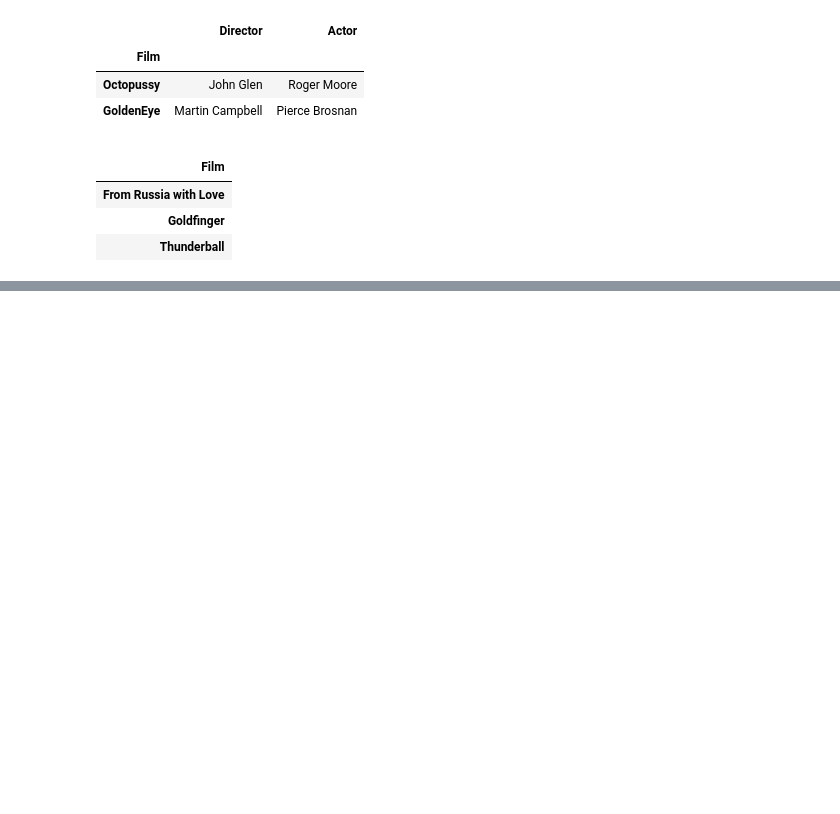
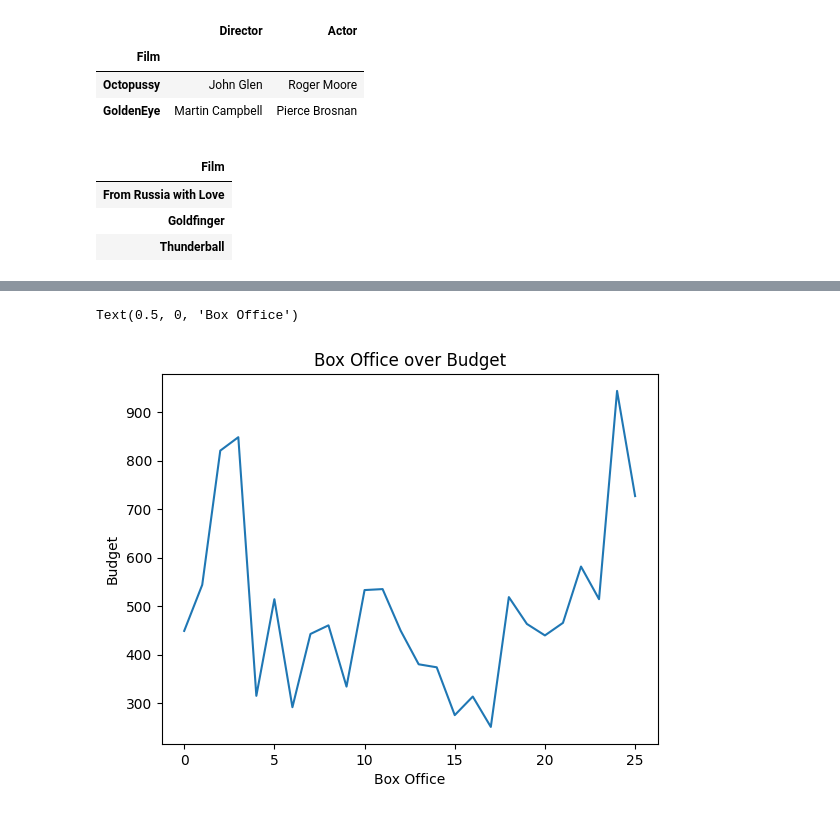
Before and after one commit to Aditya-96108/Data_Science, a Jupyter notebook: tuti_python_data_extraction.ipynb, the cells around one changed output, grey strips where cells are left out. Cells and saved outputs as stored; diff of their text form; code cells hidden in the pictures; blank space fills up the shorter version.

```diff
--- a/tuti_python_data_extraction.ipynb
+++ b/tuti_python_data_extraction.ipynb
@@ -188,0 +277,7 @@ data_frame_02.iloc[1:4,6:8]
+# %%
+data_frame_01["Box Office"].plot(kind='line', title="Box Office over Budget")
+plt.ylabel("Budget")
+plt.xlabel("Box Office")
+# %% [output]
+Text(0.5, 0, 'Box Office')
+[figure, added]
```
Also changed, not shown: parts of 13 cells of this notebook.
